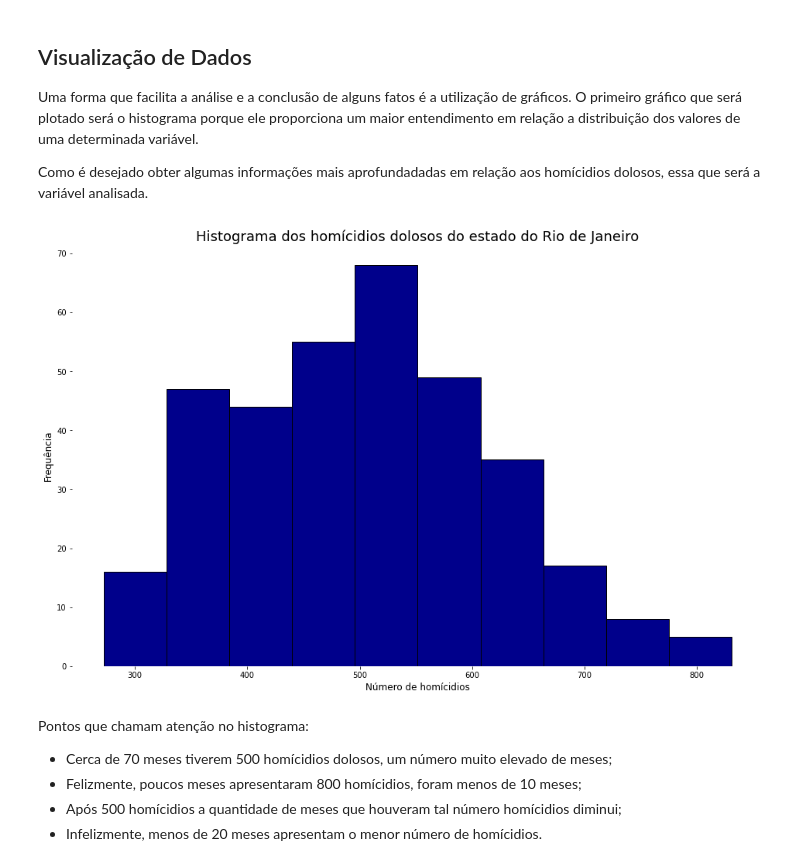
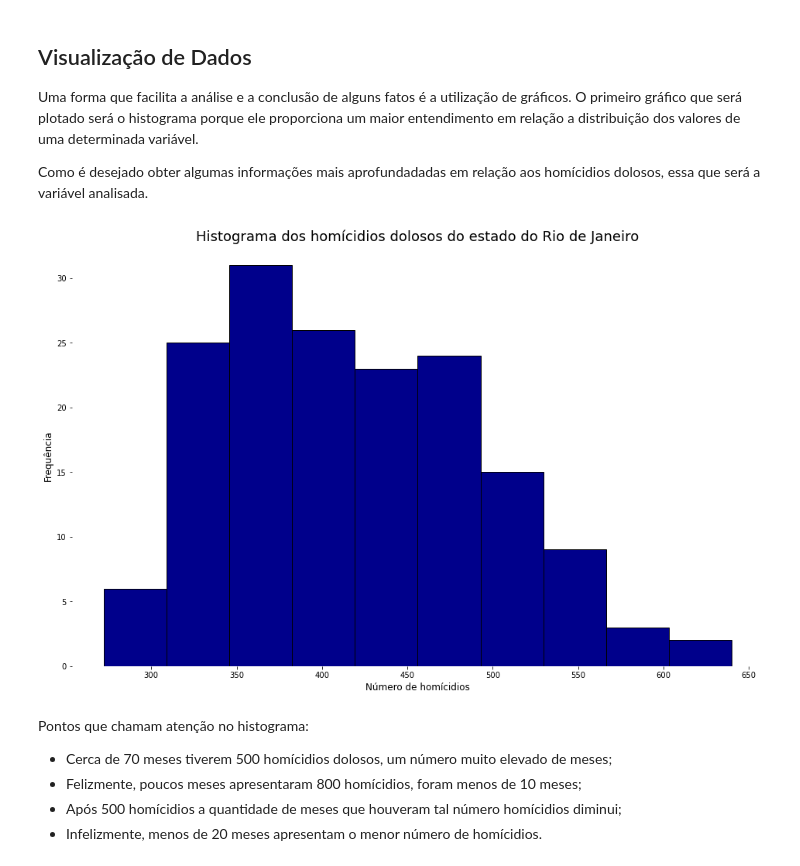
Before and after one commit to renatagsr/Data-Science-na-Pratica, a Jupyter notebook: Manipulando e Explorando Dados/Analisando_a_Violência_no_Rio_de_Janeiro.ipynb, the cells around one changed output. Saved outputs shown, nothing was run; the diff lists cells and outputs as text; code cells hidden in the pictures.

```diff
--- a/Manipulando e Explorando Dados/Analisando_a_Violência_no_Rio_de_Janeiro.ipynb
+++ b/Manipulando e Explorando Dados/Analisando_a_Violência_no_Rio_de_Janeiro.ipynb
@@ -148,0 +153,2 @@ A ausência desses dados será trabalhada posteriormente.
+# %%
+df_clean = df[df['vano'] > 2005]
@@ -149,3 +175,5 @@ A ausência desses dados será trabalhada posteriormente.
+# %%
+df_clean.set_index(['vano'], inplace=True)
 # %% [markdown]
 ## Informações Estatísticas da Violência no Rio de Janeiro
 
@@ -258,19 +399,19 @@ Como é desejado obter algumas informações mais aprofundadadas em relação ao
 # %%
 #Importar biblioteca
 import matplotlib.pyplot as plt
 
 #Plotar histogram de hom_doloso
 fig, ax = plt.subplots(figsize = (16, 10))
-ax.hist(df['hom_doloso'], edgecolor = 'black', color = 'darkblue')
+ax.hist(df_clean['hom_doloso'], edgecolor = 'black', color = 'darkblue')
 ax.spines['right'].set_visible(False)
 ax.spines['bottom'].set_visible(False)
 ax.spines['left'].set_visible(False)
 ax.spines['top'].set_visible(False)
 ax.set_title('Histograma dos homícidios dolosos do estado do Rio de Janeiro', fontsize = 18)
 ax.set_xlabel('Número de homícidios', fontsize = 12)
 ax.set_ylabel('Frequência', fontsize = 12);
 # %% [output]
-[figure, old version]
+[figure, new version]
 # %% [markdown]
 Pontos que chamam atenção no histograma:
 
```
Also changed, not shown: parts of 42 cells of this notebook.
